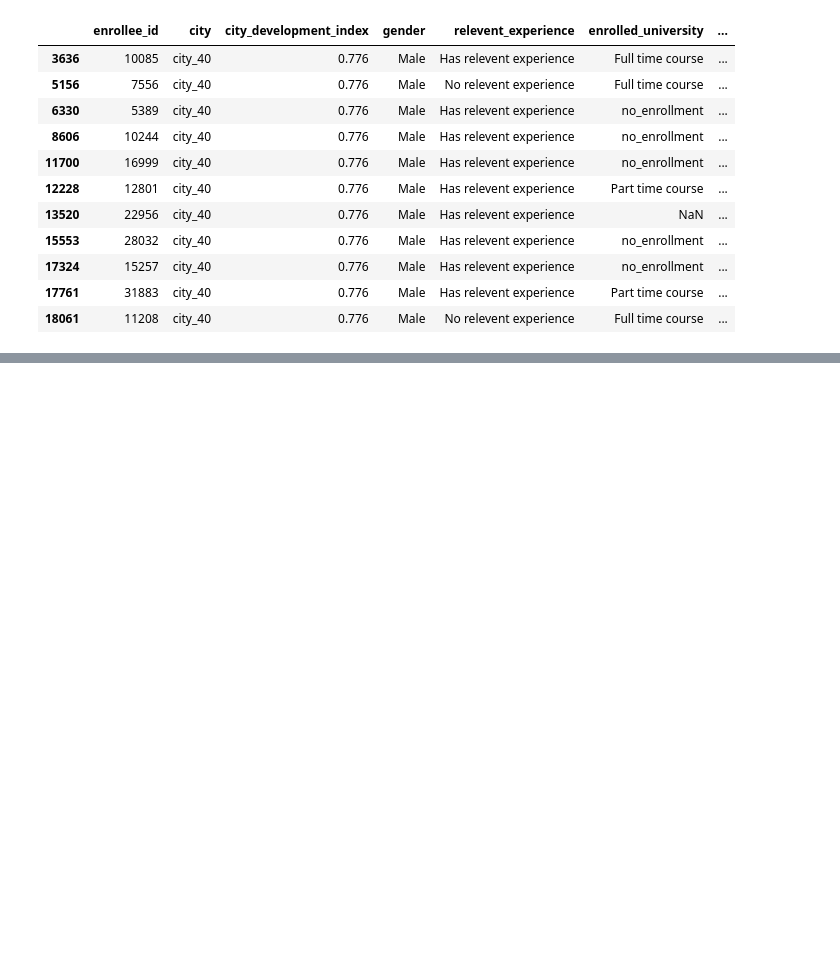
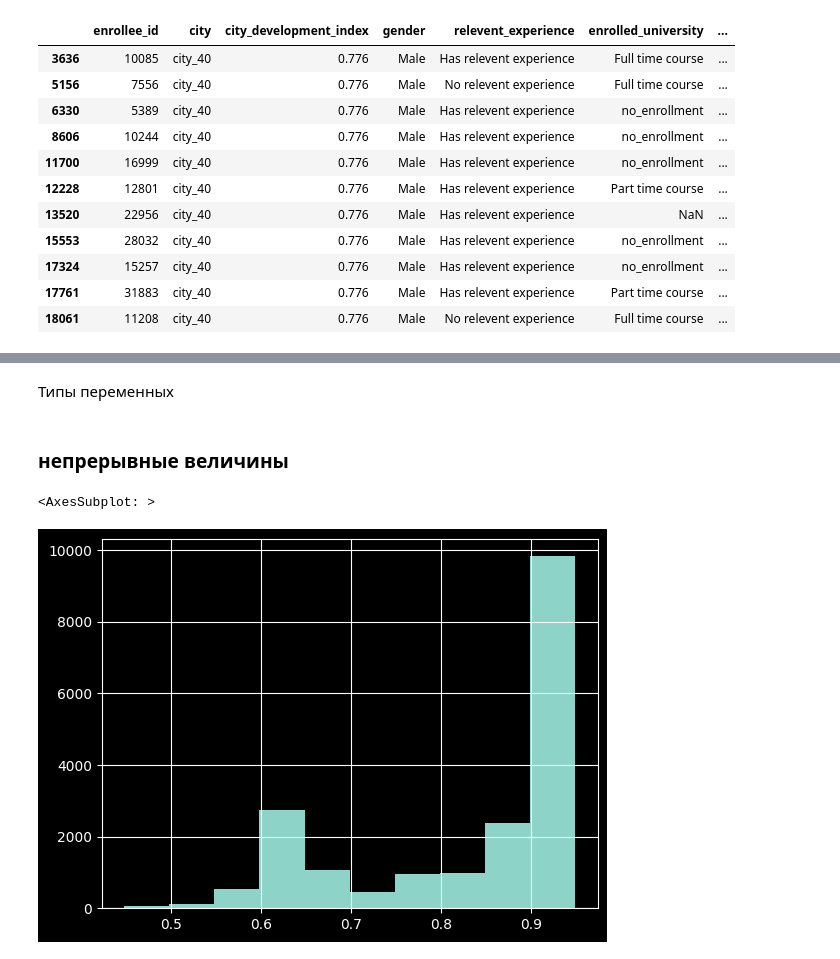
Before and after one commit to DmitriiKrasnoschekov/Python.Pandas, a Jupyter notebook: pandas_cheatsheets.ipynb, the cells around one changed output, grey strips where cells are left out. Cells and saved outputs as stored; diff of their text form; code cells hidden in the pictures; blank space fills up the shorter version.

```diff
--- a/pandas_cheatsheets.ipynb
+++ b/pandas_cheatsheets.ipynb
@@ -181,0 +182,5 @@ df_city_gender
+# %%
+# считаем общее количество пропусков
+
+df = pd.read_csv('aug_train.csv')
+df.isna().mean().sort_values(ascending = False) # указан % пропусков по каждому столбцу в датафрейме по убыванию
@@ -181,0 +243,12 @@ df_city_gender
+# %% [markdown]
+Типы переменных
+# %% [markdown]
+### непрерывные величины
+# %%
+# делаем распределение непрерывной переменной в виде гистограммы с темной темой
+import matplotlib.pyplot as plt
+plt.style.use('dark_background')
+df['city_development_index'].hist()
+# %% [output]
+<AxesSubplot: >
+[figure, added]
```
Also changed, not shown: parts of 17 cells of this notebook.
